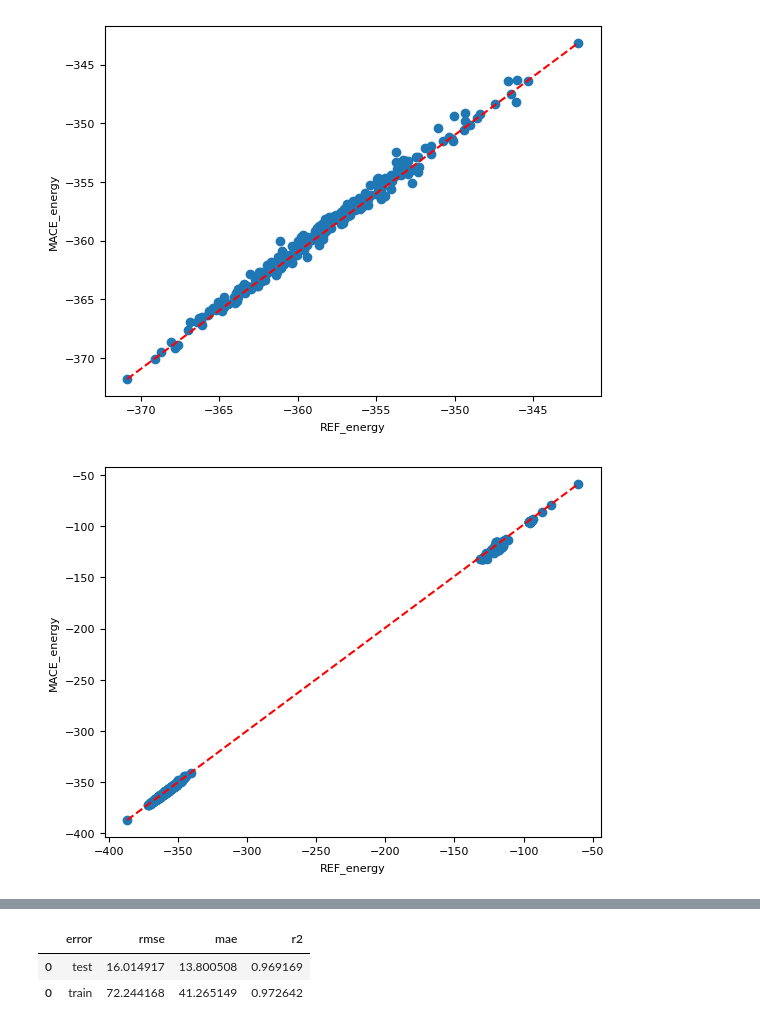
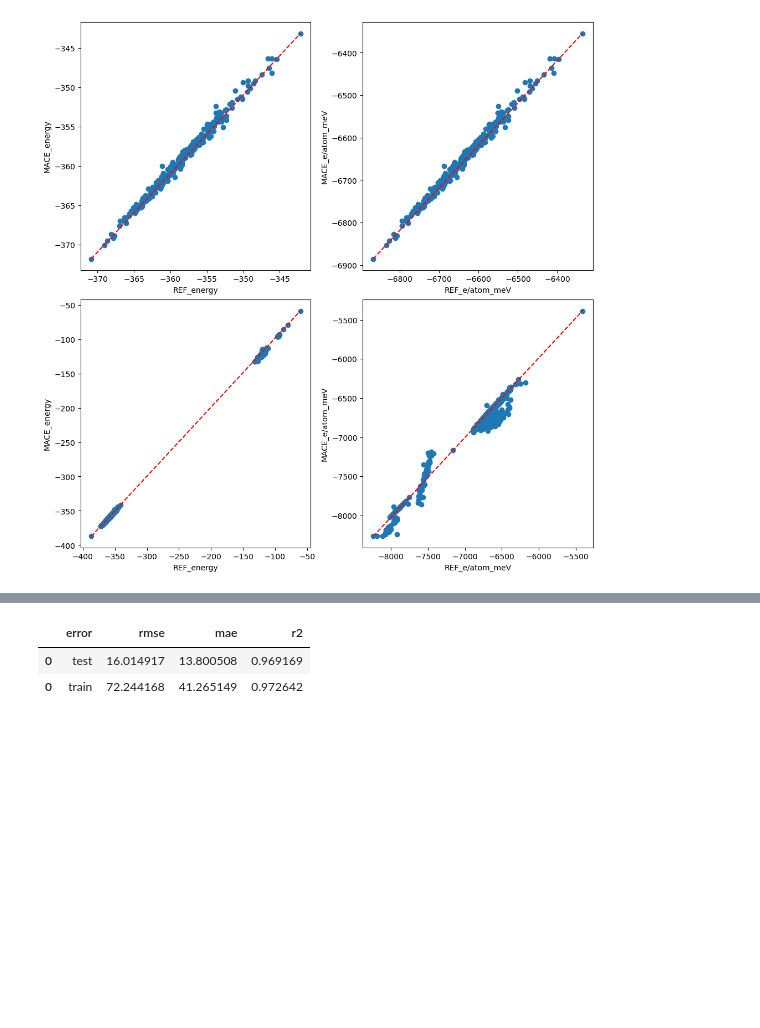
Before and after one commit to ShannonNCM/research_files, a Jupyter notebook: new_model/model_03/foundation_notebook.ipynb, the cells around one changed output, grey strips where cells are left out. Cells and saved outputs as stored; diff of their text form; code cells hidden in the pictures; blank space fills up the shorter version.

```diff
--- a/new_model/model_03/foundation_notebook.ipynb
+++ b/new_model/model_03/foundation_notebook.ipynb
@@ -38,12 +38,10 @@ eval_mace(model=f'{model_name}.model',
 # %%
 #from ase.io import read
 test_df = f.eval_read(model_name, 'test')
 train_df = f.eval_read(model_name, 'train')
 train_df = train_df[3:]
 test_df1 = test_df[['n_atoms', 'REF_energy', 'MACE_energy', 'REF_e/atom_meV', 'MACE_e/atom_meV']].copy()
 train_df1 = train_df[['n_atoms', 'REF_energy', 'MACE_energy', 'REF_e/atom_meV', 'MACE_e/atom_meV']].copy()
-f.plot_energy_comparison(test_df, 'REF_energy', 'MACE_energy')
-f.plot_energy_comparison(train_df, 'REF_energy', 'MACE_energy')
+f.plot_comparison([test_df1, train_df1], ['REF_energy', 'REF_e/atom_meV'], ['MACE_energy','MACE_e/atom_meV'])
 # %% [output]
-[figure, old version]
+[figure, new version]
-[figure, removed]
```
Also changed, not shown: parts of 1 cell of this notebook, 3 other files.
